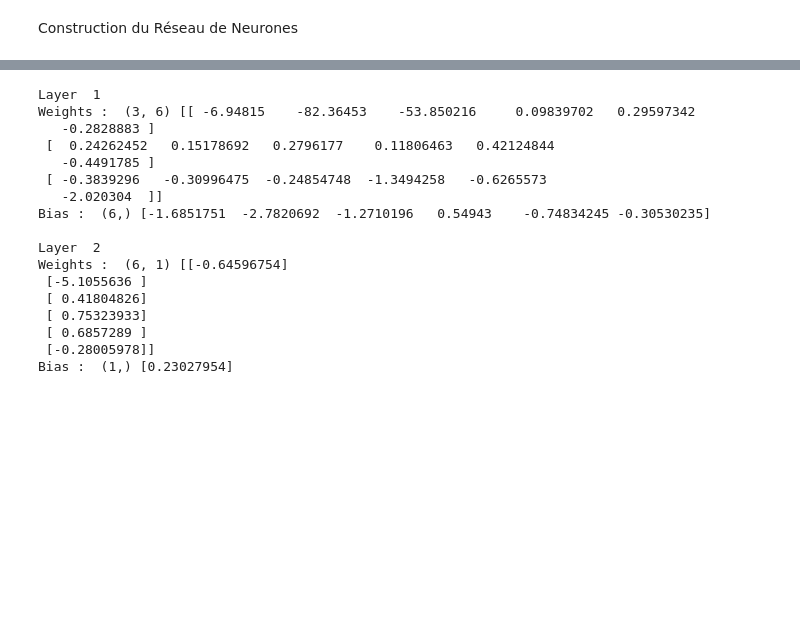
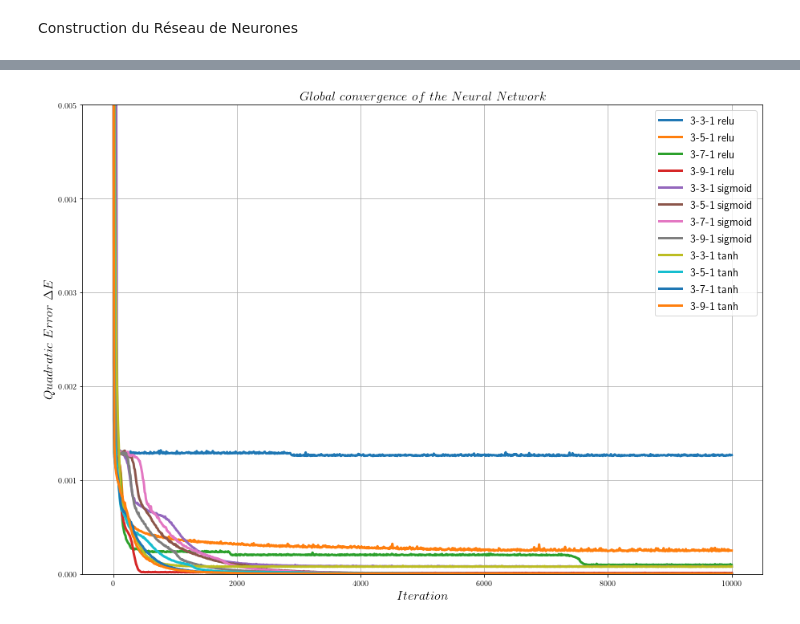
Before and after one commit to pantale/ANN-ConstitutiveLaw, a Jupyter notebook: ANN-Learning/Learning.ipynb, the cells around one changed output, grey strips where cells are left out. Drawn from its saved outputs; the diff is of its cells as text; code cells hidden in the pictures; blank space fills up the shorter version.

```diff
--- a/ANN-Learning/Learning.ipynb
+++ b/ANN-Learning/Learning.ipynb
@@ -341,21 +235,0 @@ array([[0.49475706, 0.50484383, 0.522411  , ..., 0.37385488, 0.3833288 ,
-# %%
-pcol = 0
-for T, TOrig in zip(temperatures,temperaturesOrig):
-    cl = 0
-    plt.figure(figsize = (10.5, 7))
-    plt.rc('text', usetex = True)
-    for epspv, epspvAff in zip(epsp,epspOrig):
-        # filter on T
-        data = NNentries[(entries[:,colT]==T) & (entries[:,colEpsp]==epspv), :]
-        # Plot the curves
-        plt.plot(data[:,colEps], data[:,colSig], colors[cl], label=r'$\dot{\overline{\varepsilon}^p}=' + str(epspvAff) + '\ s^{-1}$', marker = 'o', linestyle='none')
-        plt.plot(data[:,colEps], plotPredicted[:,pcol], colors[cl], linewidth = 3)
-        cl += 1
-        pcol += 1
-    plt.legend(loc = 'lower right',fancybox = True, numpoints = 1, fontsize = 14)
-    plt.grid() # Plot the grid with default size
-    plt.xlabel(r'$Deformation\ \overline{\varepsilon}^{p}$', fontsize = 16) # Labels the x axis
-    plt.ylabel(r'$Stress\ \overline{\sigma}$', fontsize = 16) # Labels the y axis
-    plt.title(r'$' + str(T) + '^{\circ}C$', fontsize = 16) # Self explicit command
-    #plt.savefig('NN-Performance'+str(T)+'.svg', bbox_inches = 'tight', pad_inches = 0)
-    plt.show()
@@ -368,30 +236,19 @@ for T, TOrig in zip(temperatures,temperaturesOrig):
-# %%
-i=1
-for layer in model.layers:
-    print("\nLayer ",i)
-    W = layer.get_weights()
-    w = W[0]
-    b = W[1]
-    print("Weights : ", w.shape, w)
-    print("Bias : ", b.shape, b)
-    np.save('W'+str(i)+'.npy', w)
-    np.save('b'+str(i)+'.npy', b)
-    i+=1
-# %% [output]
-Layer  1
-Weights :  (3, 6) [[ -6.94815    -82.36453    -53.850216     0.09839702   0.29597342
-   -0.2828883 ]
- [  0.24262452   0.15178692   0.2796177    0.11806463   0.42124844
-   -0.4491785 ]
- [ -0.3839296   -0.30996475  -0.24854748  -1.3494258   -0.6265573
-   -2.020304  ]]
-Bias :  (6,) [-1.6851751  -2.7820692  -1.2710196   0.54943    -0.74834245 -0.30530235]
-
-Layer  2
-Weights :  (6, 1) [[-0.64596754]
- [-5.1055636 ]
- [ 0.41804826]
- [ 0.75323933]
- [ 0.6857289 ]
- [-0.28005978]]
-Bias :  (1,) [0.23027954]
+# %%
+plt.figure(figsize = (15.2, 10.75))
+plt.rc('text', usetex = True)
+i=0
+x = np.linspace(0,10*len(convergenceCurves[0]),len(convergenceCurves[0]))
+for model in models:
+    plt.plot(x, convergenceCurves[i], label=modelsDescription[i], linewidth=3)
+    i+=1
+#    plt.plot(hist, color = 'purple', linewidth=3)
+plt.grid() # Plot the grid with default size
+plt.xlabel(r'$Iteration$', fontsize = 16) # Labels the x axis
+plt.ylim(0, 5e-3)
+plt.ylabel(r'$Quadratic\ Error\ \Delta E$', fontsize = 16) # Labels the y axis
+plt.title(r'$Global\ convergence\ of\ the\ Neural\ Network$', fontsize = 16) # Self explicit command
+plt.legend(loc = 'upper right',fancybox = True, numpoints = 1, fontsize = 14)
+plt.savefig('Convergence.svg', bbox_inches = 'tight', pad_inches = 0)
+plt.show()
+# %% [output]
+[figure, added]
```
Also changed, not shown: parts of 33 cells of this notebook.
